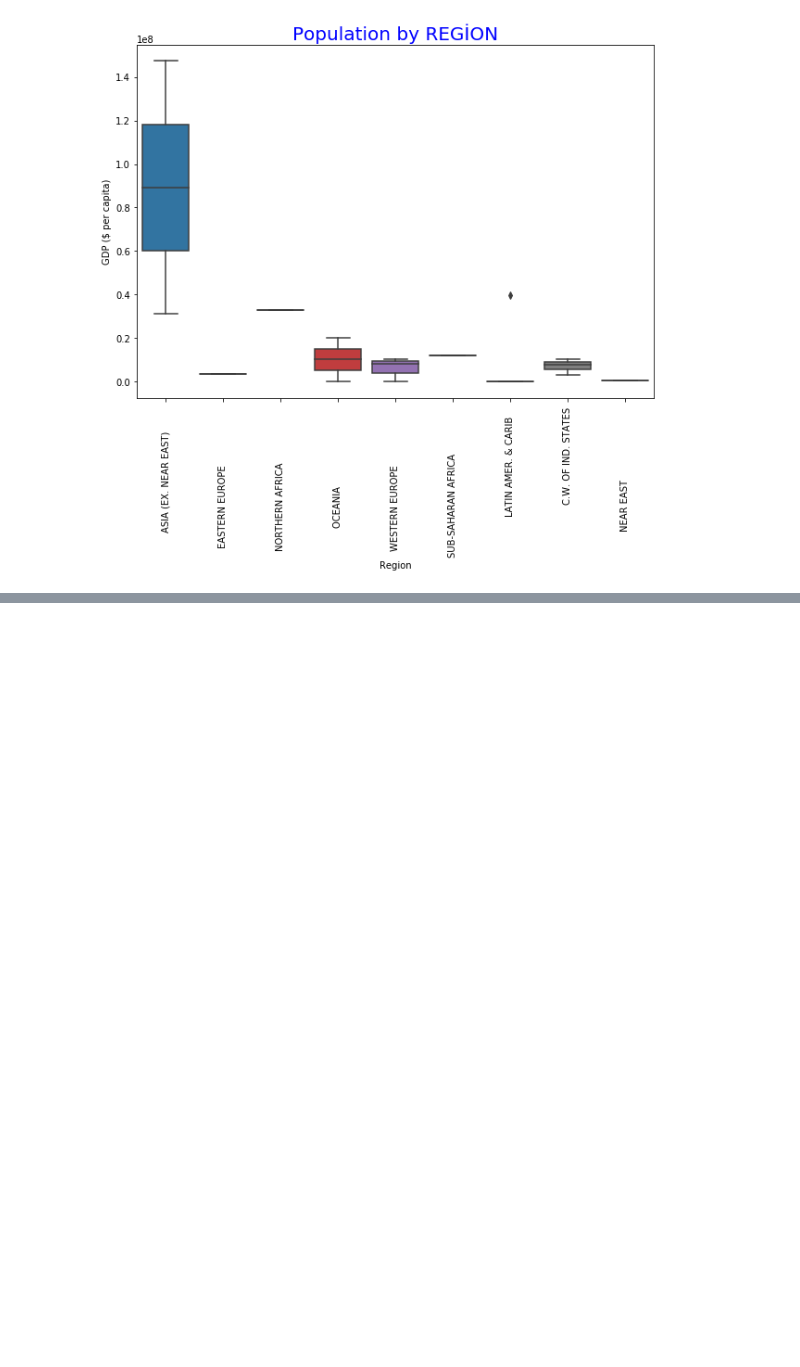
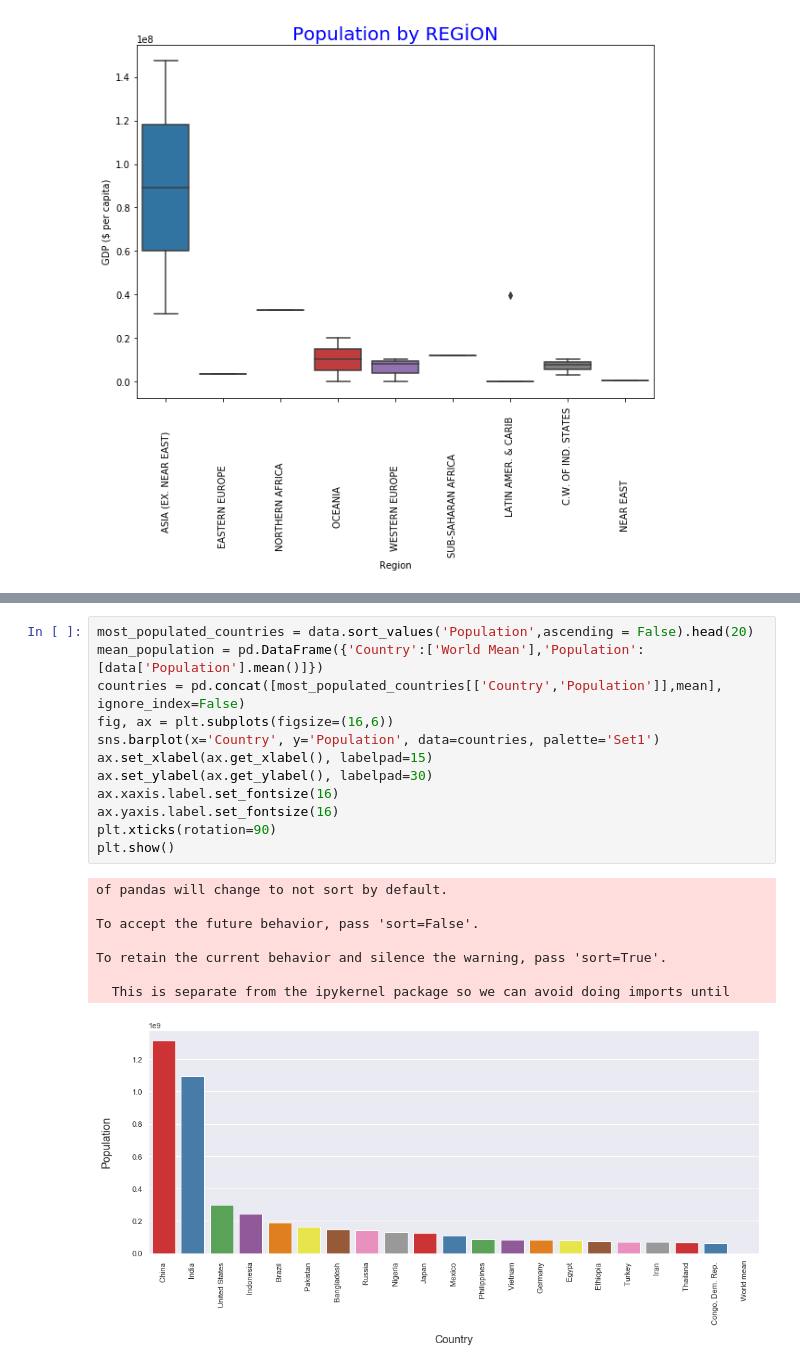
Before and after one commit to ArslanAliAwan/CountriesoftheWorld, a Jupyter notebook: countriesfile.ipynb, the cells around one changed output, grey strips where cells are left out. Drawn from its saved outputs; the diff is of its cells as text; blank space fills up the shorter version.

```diff
--- a/countriesfile.ipynb
+++ b/countriesfile.ipynb
@@ -268,0 +351,21 @@ plt.plot()
+# %%
+most_populated_countries = data.sort_values('Population',ascending = False).head(20)
+mean_population = pd.DataFrame({'Country':['World Mean'],'Population':[data['Population'].mean()]})
+countries = pd.concat([most_populated_countries[['Country','Population']],mean], ignore_index=False)
+fig, ax = plt.subplots(figsize=(16,6))
+sns.barplot(x='Country', y='Population', data=countries, palette='Set1')
+ax.set_xlabel(ax.get_xlabel(), labelpad=15)
+ax.set_ylabel(ax.get_ylabel(), labelpad=30)
+ax.xaxis.label.set_fontsize(16)
+ax.yaxis.label.set_fontsize(16)
+plt.xticks(rotation=90)
+plt.show()
+# %% [output]
+of pandas will change to not sort by default.
+
+To accept the future behavior, pass 'sort=False'.
+
+To retain the current behavior and silence the warning, pass 'sort=True'.
+
+  This is separate from the ipykernel package so we can avoid doing imports until
+[figure, added]
```
Also changed, not shown: parts of 8 cells of this notebook.
